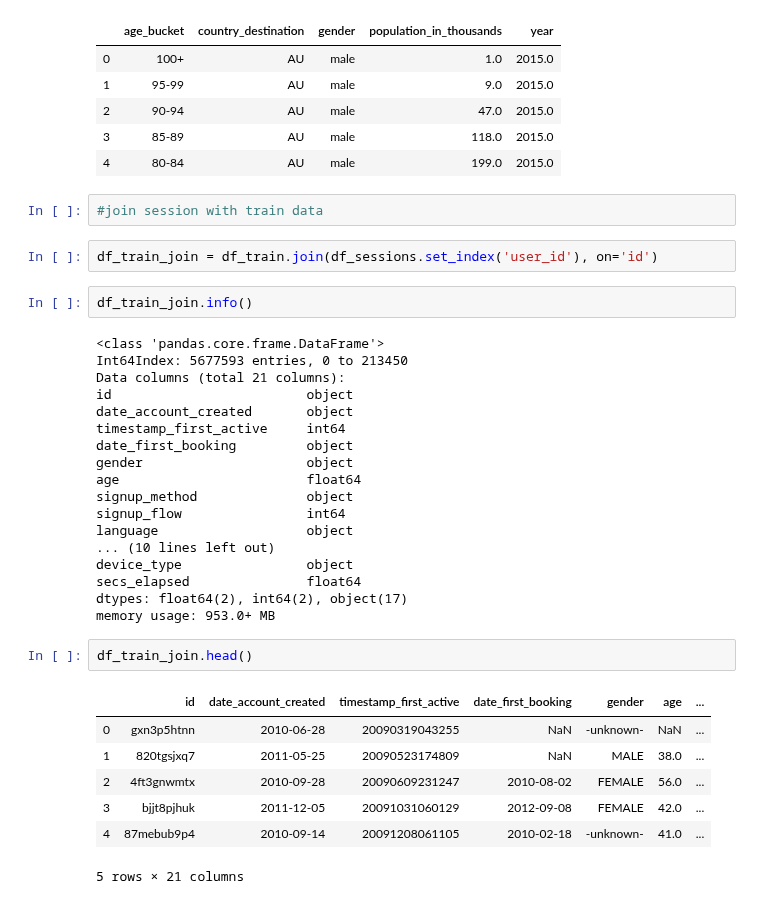
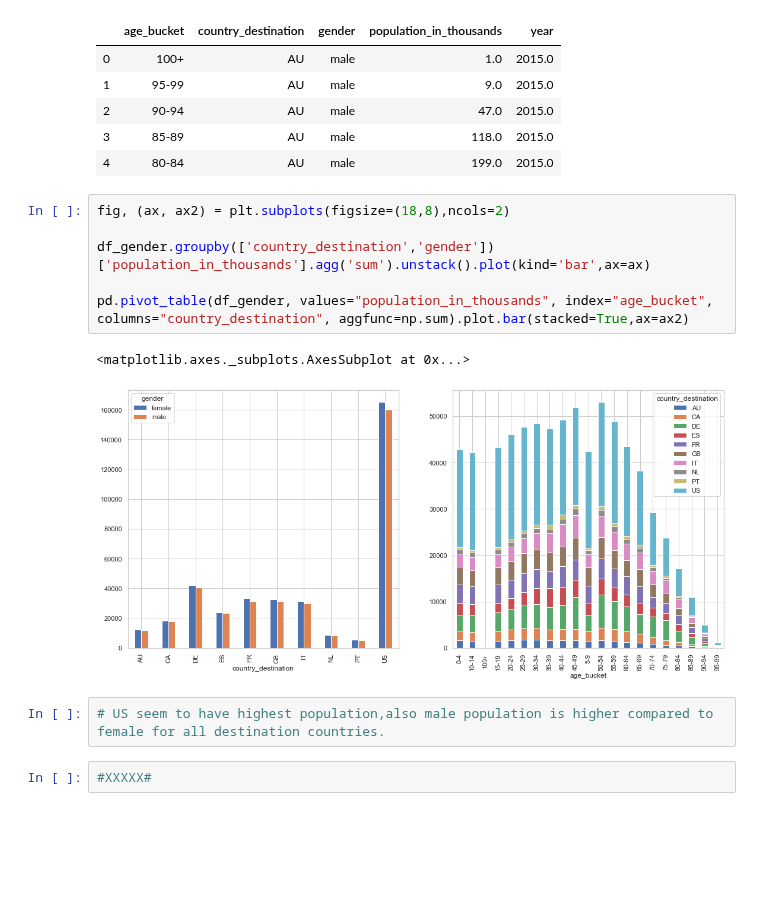
Before and after one commit to Anandpatil412/DSC, a Jupyter notebook: CapstoneProject2/DataCleaning/DataCleaning.ipynb, the cells around one changed output. Cells and saved outputs as stored; diff of their text form; blank space fills up the shorter version.

```diff
--- a/CapstoneProject2/DataCleaning/DataCleaning.ipynb
+++ b/CapstoneProject2/DataCleaning/DataCleaning.ipynb
@@ -111,37 +338,16 @@ df_gender.head()
 | 2 | 90-94 | AU | male | 47.0 | 2015.0 |
 | 3 | 85-89 | AU | male | 118.0 | 2015.0 |
 | 4 | 80-84 | AU | male | 199.0 | 2015.0 |
-# %%
-#join session with train data
-# %%
-df_train_join = df_train.join(df_sessions.set_index('user_id'), on='id')
-# %%
-df_train_join.info()
-# %% [output]
-<class 'pandas.core.frame.DataFrame'>
-Int64Index: 5677593 entries, 0 to 213450
-Data columns (total 21 columns):
-id                         object
-date_account_created       object
-timestamp_first_active     int64
-date_first_booking         object
-gender                     object
-age                        float64
-signup_method              object
-signup_flow                int64
-language                   object
-... (10 lines left out)
-device_type                object
-secs_elapsed               float64
-dtypes: float64(2), int64(2), object(17)
-memory usage: 953.0+ MB
-# %%
-df_train_join.head()
-# %% [output]
-|  | id | date_account_created | timestamp_first_active | date_first_booking | gender | age | ... |
-| 0 | gxn3p5htnn | 2010-06-28 | 20090319043255 | NaN | -unknown- | NaN | ... |
-| 1 | 820tgsjxq7 | 2011-05-25 | 20090523174809 | NaN | MALE | 38.0 | ... |
-| 2 | 4ft3gnwmtx | 2010-09-28 | 20090609231247 | 2010-08-02 | FEMALE | 56.0 | ... |
-| 3 | bjjt8pjhuk | 2011-12-05 | 20091031060129 | 2012-09-08 | FEMALE | 42.0 | ... |
-| 4 | 87mebub9p4 | 2010-09-14 | 20091208061105 | 2010-02-18 | -unknown- | 41.0 | ... |
-5 rows × 21 columns
+# %%
+fig, (ax, ax2) = plt.subplots(figsize=(18,8),ncols=2)
+
+df_gender.groupby(['country_destination','gender'])['population_in_thousands'].agg('sum').unstack().plot(kind='bar',ax=ax)
+
+pd.pivot_table(df_gender, values="population_in_thousands", index="age_bucket", columns="country_destination", aggfunc=np.sum).plot.bar(stacked=True,ax=ax2)
+# %% [output]
+<matplotlib.axes._subplots.AxesSubplot at 0x...>
+[figure, added]
+# %%
+# US seem to have highest population,also male population is higher compared to female for all destination countries.
+# %%
+#XXXXX#
```
Also changed, not shown: parts of 49 cells of this notebook.
